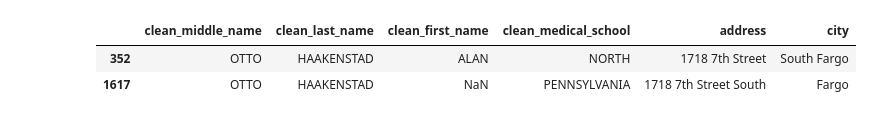
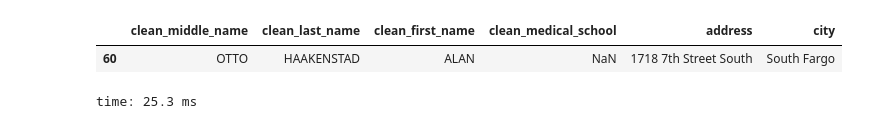
Before and after one commit to Lrraymond13/yellow_beret, a Jupyter notebook: Clean and Merge NIH Associates and Applicants.ipynb, the cells around one changed output. Cells and saved outputs as stored; diff of their text form; code cells hidden in the pictures.

```diff
--- a/Clean and Merge NIH Associates and Applicants.ipynb
+++ b/Clean and Merge NIH Associates and Applicants.ipynb
@@ -44,0 +59,6 @@ The autoreload extension is already loaded. To reload it, use:
+# %%
+apps_filename = 'index_cards_deduped_fuzzy.csv'
+# apps_filename = 'person_application_date_wide.csv'
+
+NIH_filename = 'unique_attendees.csv'
+# NIH_filename = 'NIH_attendee_deduped_raw.csv'
@@ -55,3 +83,3 @@ NIH = NIH_raw.loc[NIH_raw.eod_year<1980, :]
 # %%
 # import cleaned, deduped applicant data set in wide form (multiple app dates as columns)
-apps = pd.read_pickle(os.path.join(APP_DATA_DIR, 'person_application_date_wide.p'))
+apps = pd.read_csv(os.path.join(APP_DATA_DIR, apps_filename))
@@ -84,4 +126,3 @@ correct_name_mispellings_fnc = funcy.rpartial(correct_mispellings, to_remove, to
 
 apps2.loc[:, 'clean_last_name'] = apps2.clean_last_name.apply(correct_name_mispellings_fnc)
 apps2.loc[:, 'clean_first_name'] = apps2.clean_first_name.apply(correct_name_mispellings_fnc)
-apps2.loc[:, 'clean_medical_school'] = apps2['medical_school']
@@ -93,3 +142,3 @@ name_dups = apps2.loc[
 # %%
 apps3 = apps2.sort_values(['clean_last_name', 'clean_first_name']).drop_duplicates(
-    ['clean_last_name', 'clean_medical_school', 'application_year'])
+    ['clean_last_name', 'medical_school', 'application_year'])
@@ -113,9 +170,9 @@ apps4.loc[apps4.clean_last_name=='HAAKENSTAD', NAME_COLS]
 # %%
-apps3.loc[apps2.clean_last_name=='HAAKENSTAD', NAME_COLS+['clean_medical_school', 'address', 'city']]
+apps3.loc[apps3.clean_last_name=='HAAKENSTAD', NAME_COLS+['clean_medical_school', 'address', 'city']]
 # %% [output]
 |  | clean_middle_name | clean_last_name | clean_first_name | clean_medical_school | address | city |
-| 352 | OTTO | HAAKENSTAD | ALAN | NORTH | 1718 7th Street | South Fargo |
-| 1617 | OTTO | HAAKENSTAD | NaN | PENNSYLVANIA | 1718 7th Street South | Fargo |
+| 60 | OTTO | HAAKENSTAD | ALAN | NaN | 1718 7th Street South | South Fargo |
+time: 25.3 ms
 # %%
 # function to go in and correct some of the name mispellings in both data sets
 # MUTATING FUNCTION
```
Also changed, not shown: parts of 162 cells of this notebook, 5 other files.
